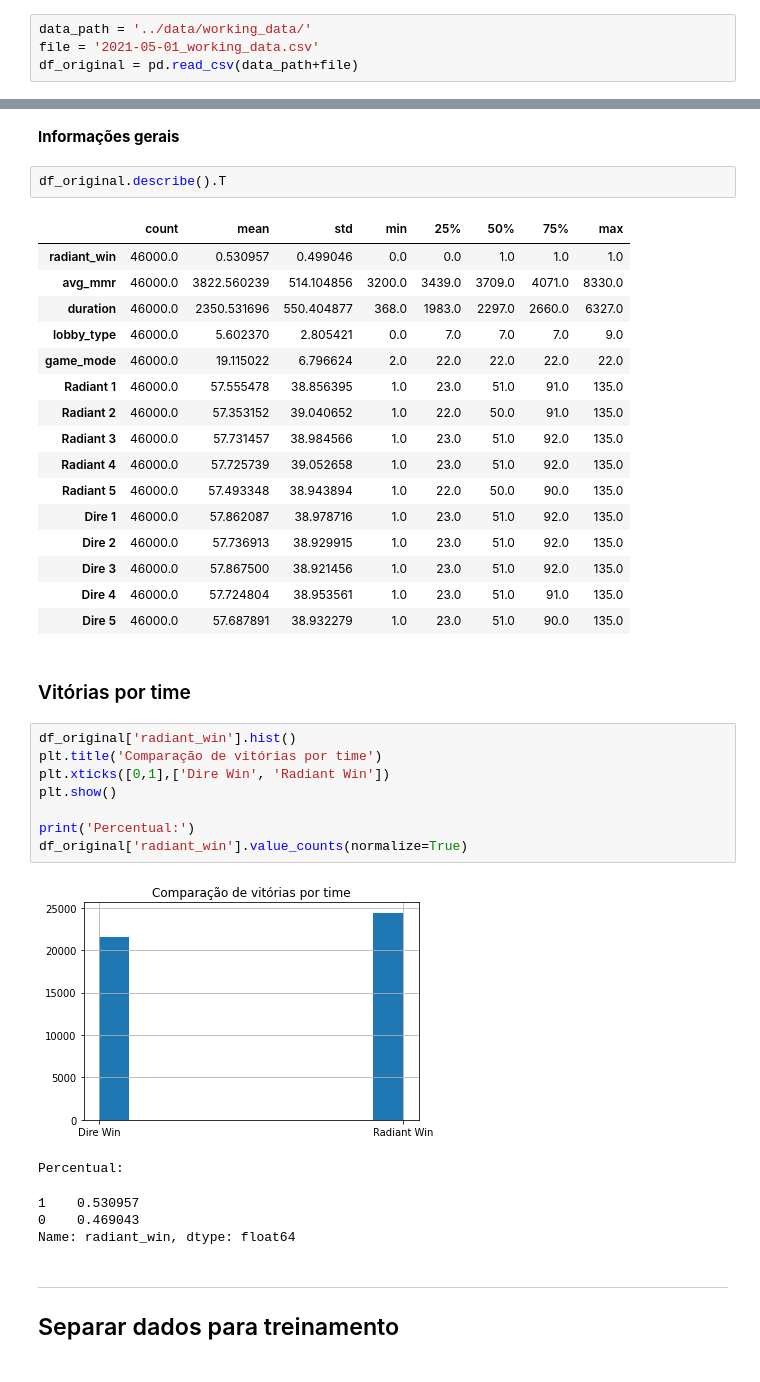
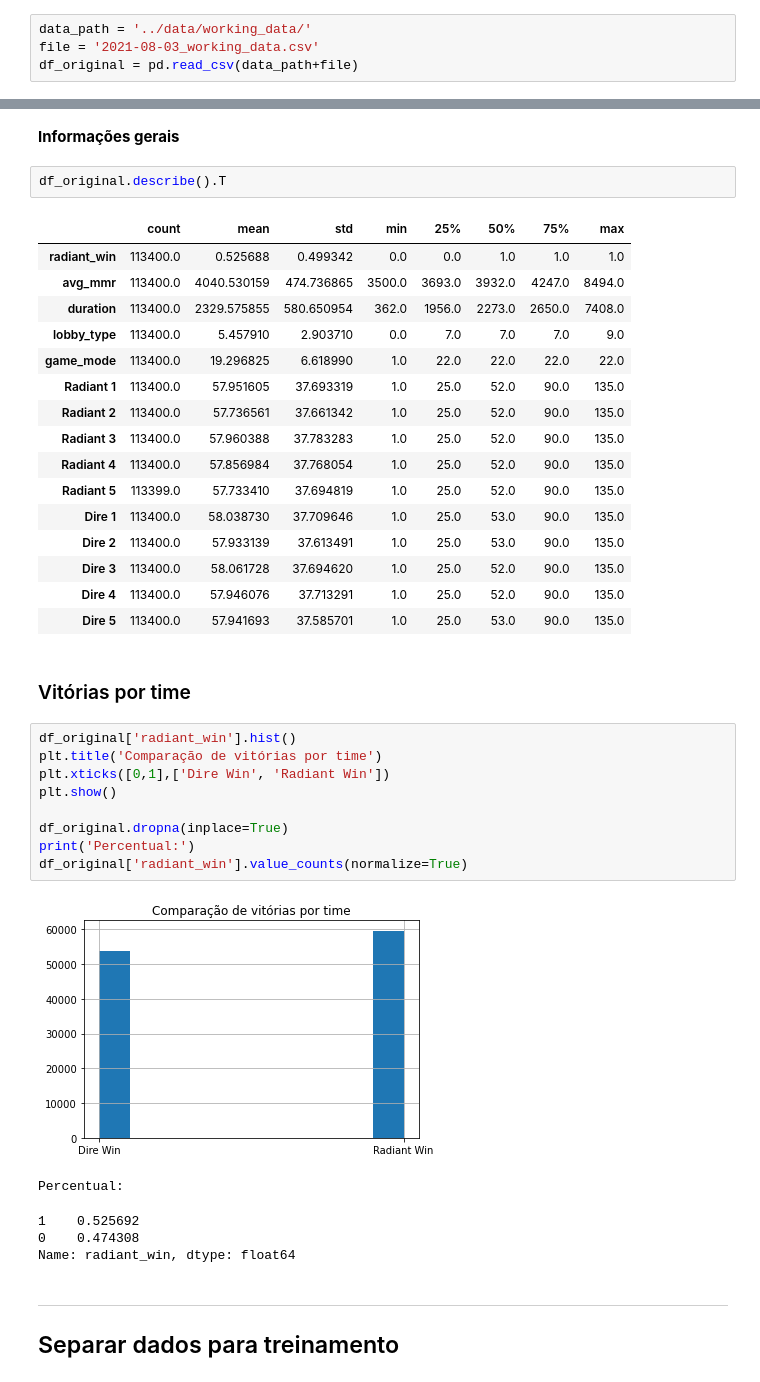
Before and after one commit to jandirbraga/tccimplement, a Jupyter notebook: 2.Experiments/00.Exp_Baseline_Model.ipynb, the cells around one changed output, grey strips where cells are left out. Drawn from its saved outputs; the diff is of its cells as text.

```diff
--- a/2.Experiments/00.Exp_Baseline_Model.ipynb
+++ b/2.Experiments/00.Exp_Baseline_Model.ipynb
@@ -28,7 +28,7 @@ from sklearn.linear_model import LogisticRegression
 **Loading data**
 # %%
 data_path = '../data/working_data/'
-file = '2021-05-01_working_data.csv'
+file = '2021-08-03_working_data.csv'
 df_original = pd.read_csv(data_path+file)
 # %% [markdown]
 ---
@@ -61,36 +61,37 @@ Colunas:
 df_original.describe().T
 # %% [output]
 |  | count | mean | std | min | 25% | 50% | 75% | max |
-| radiant_win | 46000.0 | 0.530957 | 0.499046 | 0.0 | 0.0 | 1.0 | 1.0 | 1.0 |
-| avg_mmr | 46000.0 | 3822.560239 | 514.104856 | 3200.0 | 3439.0 | 3709.0 | 4071.0 | 8330.0 |
-| duration | 46000.0 | 2350.531696 | 550.404877 | 368.0 | 1983.0 | 2297.0 | 2660.0 | 6327.0 |
-| lobby_type | 46000.0 | 5.602370 | 2.805421 | 0.0 | 7.0 | 7.0 | 7.0 | 9.0 |
-| game_mode | 46000.0 | 19.115022 | 6.796624 | 2.0 | 22.0 | 22.0 | 22.0 | 22.0 |
-| Radiant 1 | 46000.0 | 57.555478 | 38.856395 | 1.0 | 23.0 | 51.0 | 91.0 | 135.0 |
-| Radiant 2 | 46000.0 | 57.353152 | 39.040652 | 1.0 | 22.0 | 50.0 | 91.0 | 135.0 |
-| Radiant 3 | 46000.0 | 57.731457 | 38.984566 | 1.0 | 23.0 | 51.0 | 92.0 | 135.0 |
-| Radiant 4 | 46000.0 | 57.725739 | 39.052658 | 1.0 | 23.0 | 51.0 | 92.0 | 135.0 |
-| Radiant 5 | 46000.0 | 57.493348 | 38.943894 | 1.0 | 22.0 | 50.0 | 90.0 | 135.0 |
-| Dire 1 | 46000.0 | 57.862087 | 38.978716 | 1.0 | 23.0 | 51.0 | 92.0 | 135.0 |
-| Dire 2 | 46000.0 | 57.736913 | 38.929915 | 1.0 | 23.0 | 51.0 | 92.0 | 135.0 |
-| Dire 3 | 46000.0 | 57.867500 | 38.921456 | 1.0 | 23.0 | 51.0 | 92.0 | 135.0 |
-| Dire 4 | 46000.0 | 57.724804 | 38.953561 | 1.0 | 23.0 | 51.0 | 91.0 | 135.0 |
-| Dire 5 | 46000.0 | 57.687891 | 38.932279 | 1.0 | 23.0 | 51.0 | 90.0 | 135.0 |
+| radiant_win | 113400.0 | 0.525688 | 0.499342 | 0.0 | 0.0 | 1.0 | 1.0 | 1.0 |
+| avg_mmr | 113400.0 | 4040.530159 | 474.736865 | 3500.0 | 3693.0 | 3932.0 | 4247.0 | 8494.0 |
+| duration | 113400.0 | 2329.575855 | 580.650954 | 362.0 | 1956.0 | 2273.0 | 2650.0 | 7408.0 |
+| lobby_type | 113400.0 | 5.457910 | 2.903710 | 0.0 | 7.0 | 7.0 | 7.0 | 9.0 |
+| game_mode | 113400.0 | 19.296825 | 6.618990 | 1.0 | 22.0 | 22.0 | 22.0 | 22.0 |
+| Radiant 1 | 113400.0 | 57.951605 | 37.693319 | 1.0 | 25.0 | 52.0 | 90.0 | 135.0 |
+| Radiant 2 | 113400.0 | 57.736561 | 37.661342 | 1.0 | 25.0 | 52.0 | 90.0 | 135.0 |
+| Radiant 3 | 113400.0 | 57.960388 | 37.783283 | 1.0 | 25.0 | 52.0 | 90.0 | 135.0 |
+| Radiant 4 | 113400.0 | 57.856984 | 37.768054 | 1.0 | 25.0 | 52.0 | 90.0 | 135.0 |
+| Radiant 5 | 113399.0 | 57.733410 | 37.694819 | 1.0 | 25.0 | 52.0 | 90.0 | 135.0 |
+| Dire 1 | 113400.0 | 58.038730 | 37.709646 | 1.0 | 25.0 | 53.0 | 90.0 | 135.0 |
+| Dire 2 | 113400.0 | 57.933139 | 37.613491 | 1.0 | 25.0 | 53.0 | 90.0 | 135.0 |
+| Dire 3 | 113400.0 | 58.061728 | 37.694620 | 1.0 | 25.0 | 52.0 | 90.0 | 135.0 |
+| Dire 4 | 113400.0 | 57.946076 | 37.713291 | 1.0 | 25.0 | 52.0 | 90.0 | 135.0 |
+| Dire 5 | 113400.0 | 57.941693 | 37.585701 | 1.0 | 25.0 | 53.0 | 90.0 | 135.0 |
 # %% [markdown]
 ### Vitórias por time
 # %%
 df_original['radiant_win'].hist()
 plt.title('Comparação de vitórias por time')
 plt.xticks([0,1],['Dire Win', 'Radiant Win'])
 plt.show()
 
+df_original.dropna(inplace=True)
 print('Percentual:')
 df_original['radiant_win'].value_counts(normalize=True)
 # %% [output]
-[figure, old version]
+[figure, new version]
 Percentual:
-1    0.530957
-0    0.469043
+1    0.525692
+0    0.474308
 Name: radiant_win, dtype: float64
 # %% [markdown]
 ---
```
Also changed, not shown: parts of 7 cells of this notebook, 19 other files.
